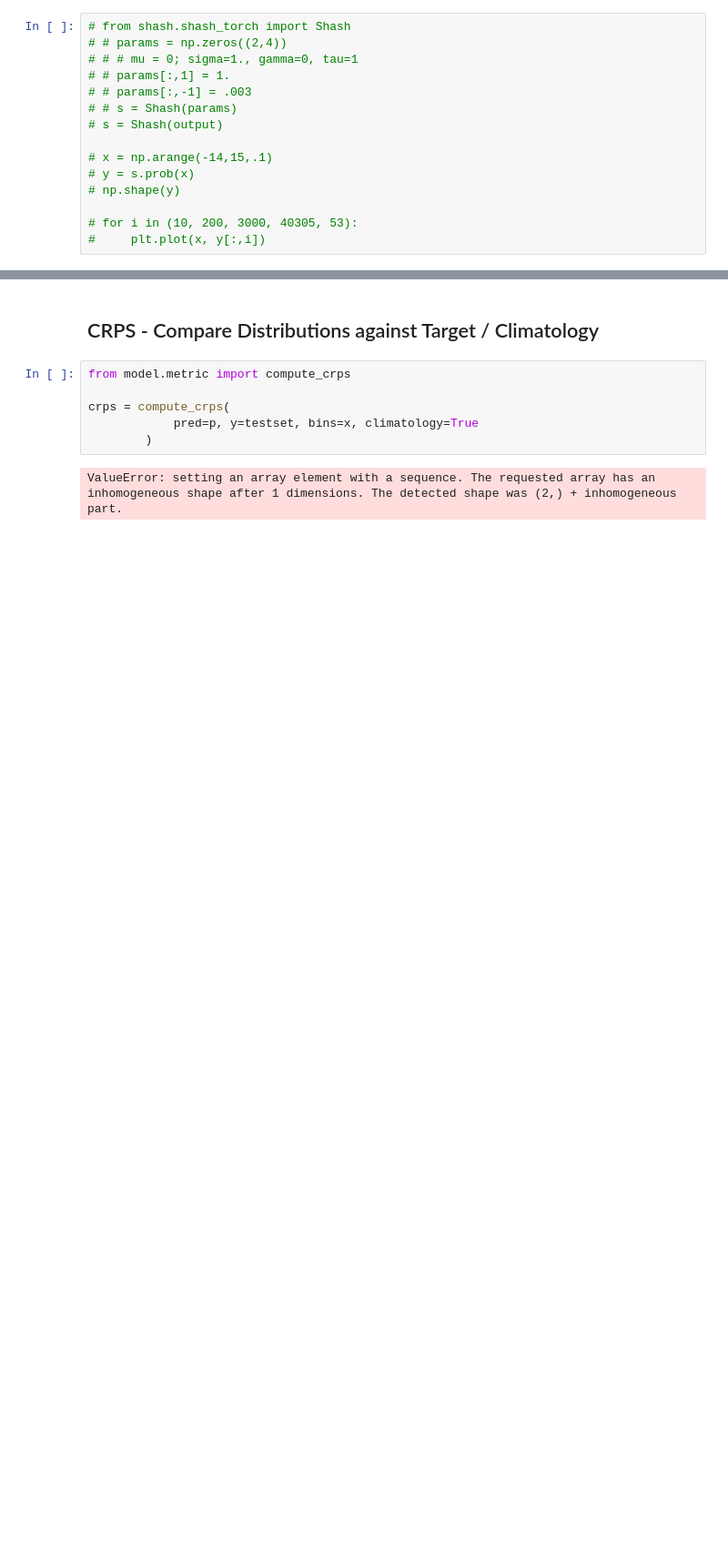
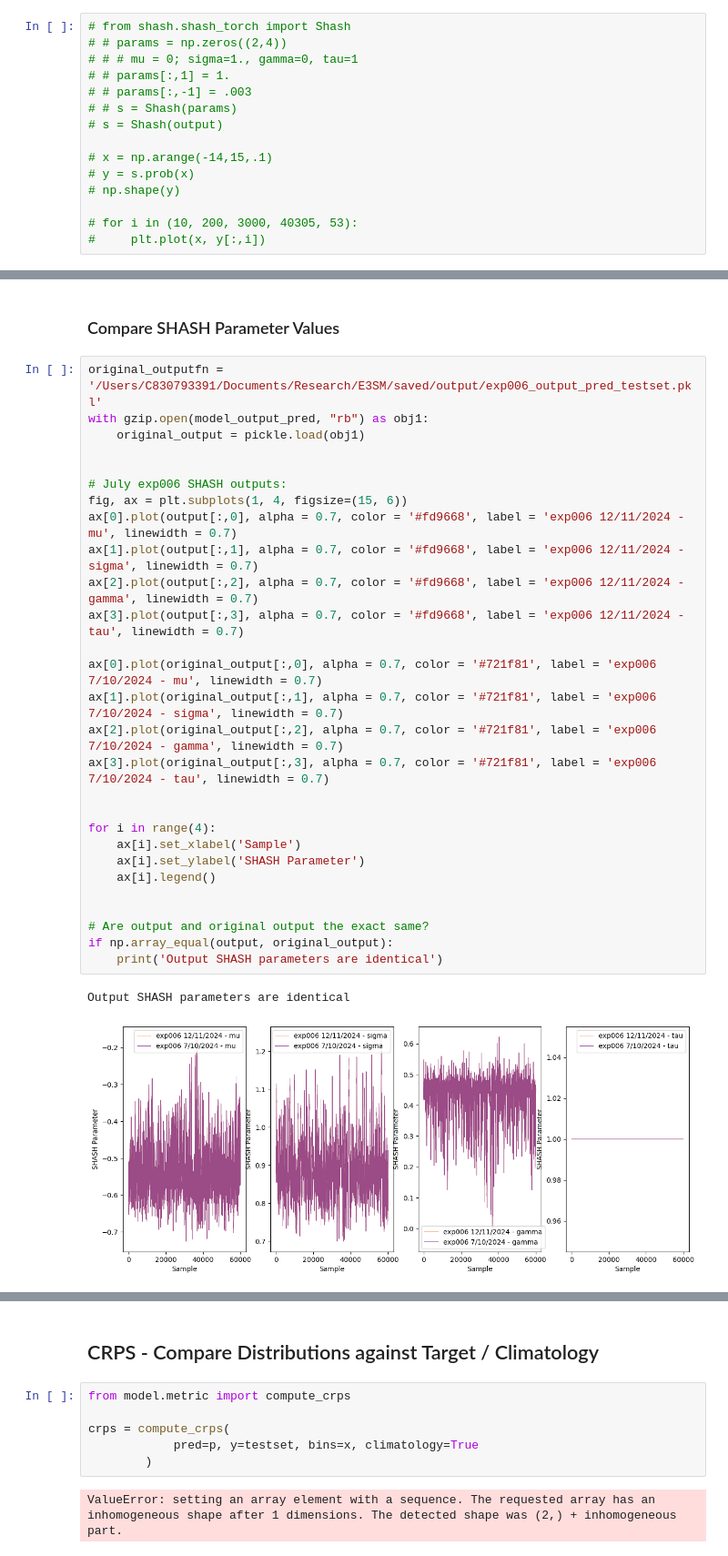
Before and after one commit to Jolan-vP/E3SM, a Jupyter notebook: analysis_006.ipynb, the cells around one changed output, grey strips where cells are left out. Shown at 91% size. Cells and saved outputs as stored; diff of their text form; blank space fills up the shorter version.

```diff
--- a/analysis_006.ipynb
+++ b/analysis_006.ipynb
@@ -372 +354,34 @@ tensor([ 1.3447,  3.8666,  4.1765, -0.3200, -0.2157])
 (960, 60058)
+# %% [markdown]
+### Compare SHASH Parameter Values
+# %%
+original_outputfn = '/Users/C830793391/Documents/Research/E3SM/saved/output/exp006_output_pred_testset.pkl'
+with gzip.open(model_output_pred, "rb") as obj1:
+    original_output = pickle.load(obj1)
+
+
+# July exp006 SHASH outputs:
+fig, ax = plt.subplots(1, 4, figsize=(15, 6))
+ax[0].plot(output[:,0], alpha = 0.7, color = '#fd9668', label = 'exp006 12/11/2024 - mu', linewidth = 0.7)
+ax[1].plot(output[:,1], alpha = 0.7, color = '#fd9668', label = 'exp006 12/11/2024 - sigma', linewidth = 0.7)
+ax[2].plot(output[:,2], alpha = 0.7, color = '#fd9668', label = 'exp006 12/11/2024 - gamma', linewidth = 0.7)
+ax[3].plot(output[:,3], alpha = 0.7, color = '#fd9668', label = 'exp006 12/11/2024 - tau', linewidth = 0.7)
+
+ax[0].plot(original_output[:,0], alpha = 0.7, color = '#721f81', label = 'exp006 7/10/2024 - mu', linewidth = 0.7)
+ax[1].plot(original_output[:,1], alpha = 0.7, color = '#721f81', label = 'exp006 7/10/2024 - sigma', linewidth = 0.7)
+ax[2].plot(original_output[:,2], alpha = 0.7, color = '#721f81', label = 'exp006 7/10/2024 - gamma', linewidth = 0.7)
+ax[3].plot(original_output[:,3], alpha = 0.7, color = '#721f81', label = 'exp006 7/10/2024 - tau', linewidth = 0.7)
+
+
+for i in range(4):
+    ax[i].set_xlabel('Sample')
+    ax[i].set_ylabel('SHASH Parameter')
+    ax[i].legend()
+
+
+# Are output and original output the exact same?
+if np.array_equal(output, original_output):
+    print('Output SHASH parameters are identical')
+# %% [output]
+Output SHASH parameters are identical
+[figure, added]
```
Also changed, not shown: parts of 10 cells of this notebook, 2 other files.
